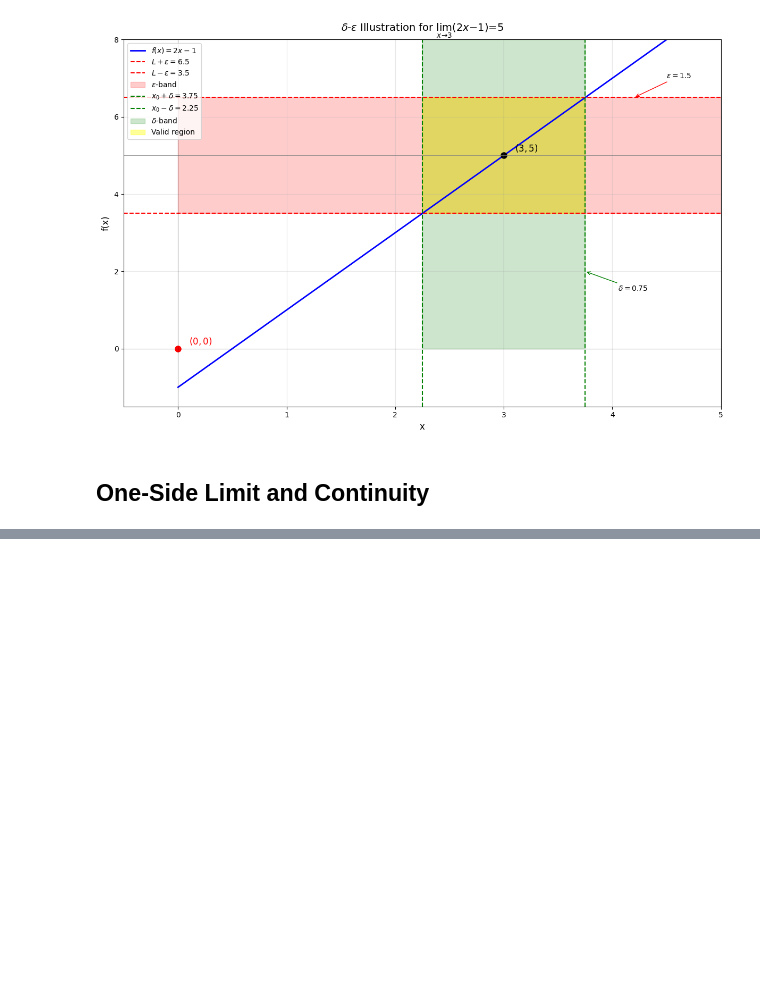
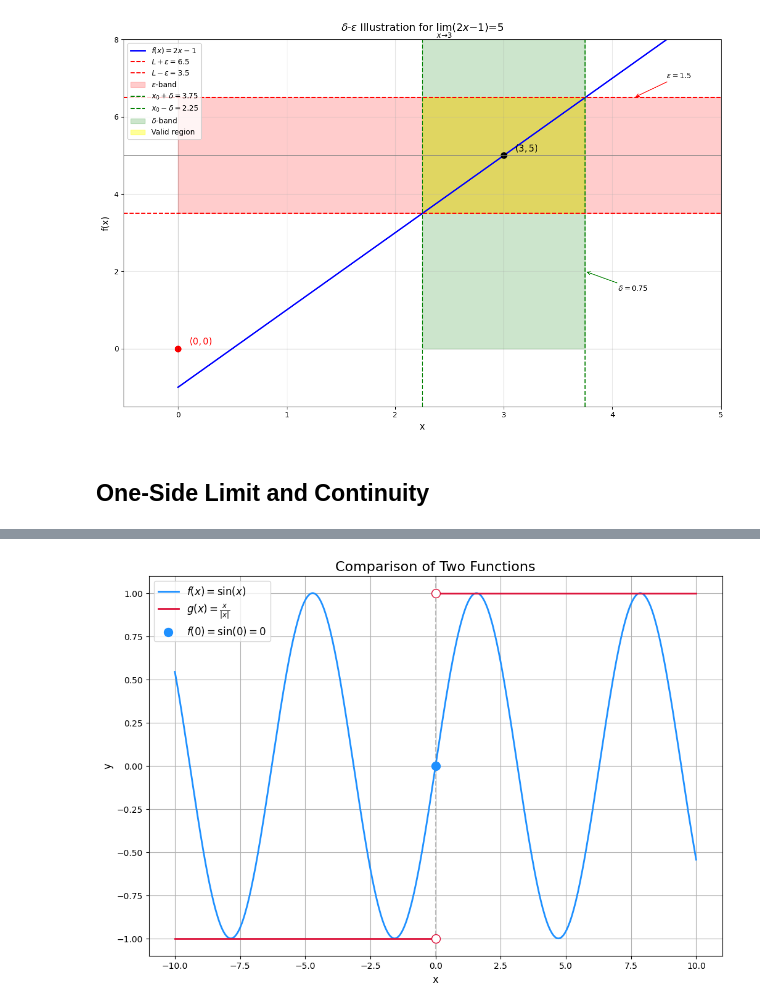
Before and after one commit to PatiphanAK/math-for-it, a Jupyter notebook: calculus/Limit.ipynb, the cells around one changed output, grey strips where cells are left out. Drawn from its saved outputs; the diff is of its cells as text; code cells hidden in the pictures; blank space fills up the shorter version.

```diff
--- a/calculus/Limit.ipynb
+++ b/calculus/Limit.ipynb
@@ -547,0 +497,58 @@ plt.show()
+# %%
+# 1. Define the functions
+def f1(x):
+    """Function 1: A continuous sine wave"""
+    return np.sin(x)
+
+def f2(x):
+    """Function 2: A discontinuous step function"""
+    # Using np.sign for a more robust and direct implementation of x/|x|
+    # np.sign(0) returns 0, so we still need to handle the discontinuity by plotting segments.
+    return np.sign(x)
+
+# 2. Set up the x-values for plotting
+# For the sine wave, we can use a single continuous range
+x_f1 = np.linspace(-10, 10, 500) # Increased points for smoother sine wave
+
+# For the step function, we need to handle the discontinuity at x=0
+# We create two separate ranges to avoid calculating at x=0
+x_f2_neg = np.linspace(-10, -0.001, 200) # Go very close to 0
+x_f2_pos = np.linspace(0.001, 10, 200)   # Start very close to 0
+
+# 3. Calculate the y-values
+y_f1 = f1(x_f1)
+y_f2_neg = f2(x_f2_neg)
+y_f2_pos = f2(x_f2_pos)
+
+# 4. Create the plot
+plt.figure(figsize=(12, 8))
+
+# Plot the continuous sine function
+plt.plot(x_f1, y_f1, color='dodgerblue', linewidth=2, label=r'$f(x) = \sin(x)$')
+
+# Plot the discontinuous step function
+plt.plot(x_f2_neg, y_f2_neg, color='crimson', linewidth=2, label=r'$g(x) = \frac{x}{|x|}$')
+plt.plot(x_f2_pos, y_f2_pos, color='crimson', linewidth=2)
+
+# Add open circles to show the discontinuity of the step function at x=0
+# These indicate the function approaches these values but is not defined at x=0
+plt.scatter(0, 1, color='crimson', s=100, facecolors='white', zorder=5, edgecolors='crimson')
+plt.scatter(0, -1, color='crimson', s=100, facecolors='white', zorder=5, edgecolors='crimson')
+
+# Add a closed circle to explicitly show the continuity of the sine function at x=0
+# f1(0) = sin(0) = 0. This point is part of the continuous function.
+plt.scatter(0, 0, color='dodgerblue', s=100, zorder=5, label=r'$f(0) = \sin(0) = 0$')
+
+
+# Add a vertical dashed line to highlight x=0
+plt.axvline(0, color='gray', linestyle='--', alpha=0.5)
+
+# Set plot title, labels, and legend
+plt.title('Comparison of Two Functions', fontsize=16)
+plt.xlabel('x', fontsize=12)
+plt.ylabel('y', fontsize=12)
+plt.legend(fontsize=12)
+plt.grid(True)
+plt.show()
+# %% [output]
+[figure, added]
```
Also changed, not shown: parts of 5 cells of this notebook.
